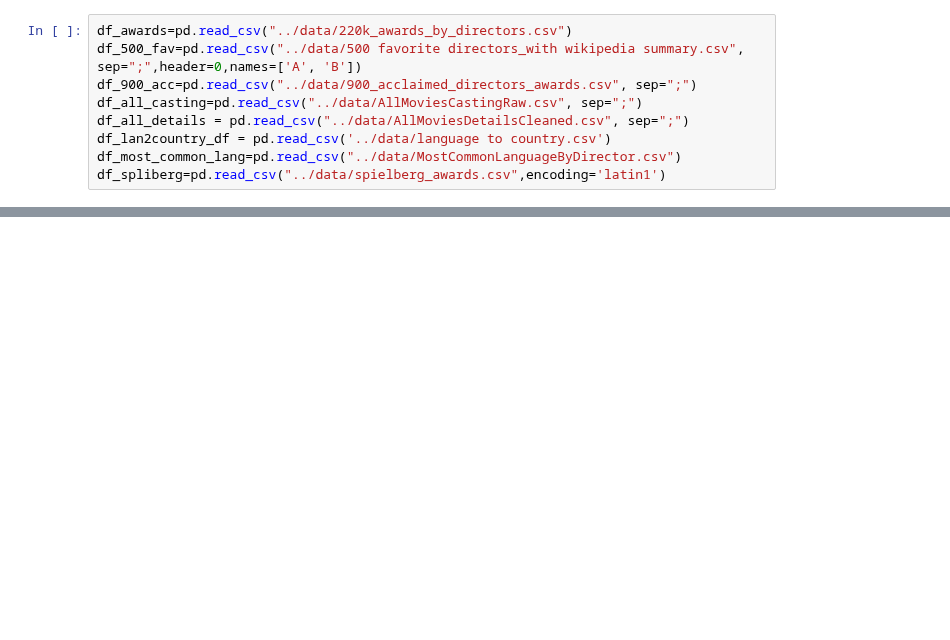
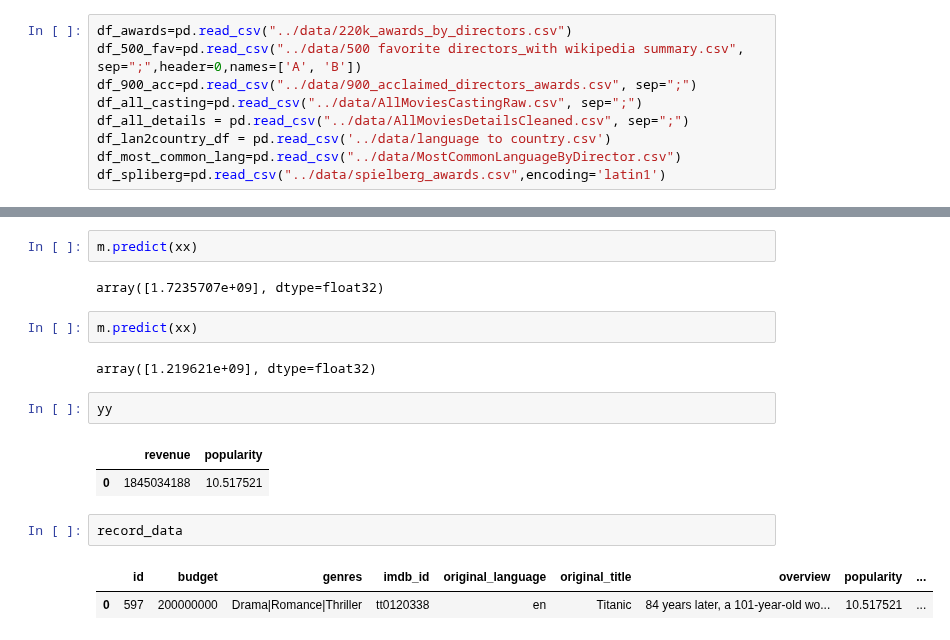
Before and after one commit to scienclick/pde_cap_mrp_zagros, a Jupyter notebook: notebooks/as.ipynb, the cells around one changed output, grey strips where cells are left out. Drawn from its saved outputs; the diff is of its cells as text; blank space fills up the shorter version.

```diff
--- a/notebooks/as.ipynb
+++ b/notebooks/as.ipynb
@@ -27,0 +407,18 @@ df_awards
+# %%
+m.predict(xx)
+# %% [output]
+array([1.7235707e+09], dtype=float32)
+# %%
+m.predict(xx)
+# %% [output]
+array([1.219621e+09], dtype=float32)
+# %%
+yy
+# %% [output]
+|  | revenue | popularity |
+| 0 | 1845034188 | 10.517521 |
+# %%
+record_data
+# %% [output]
+|  | id | budget | genres | imdb_id | original_language | original_title | overview | popularity | ... |
+| 0 | 597 | 200000000 | Drama|Romance|Thriller | tt0120338 | en | Titanic | 84 years later, a 101-year-old wo... | 10.517521 | ... |
```
Also changed, not shown: parts of 20 cells of this notebook, 8 other files.
